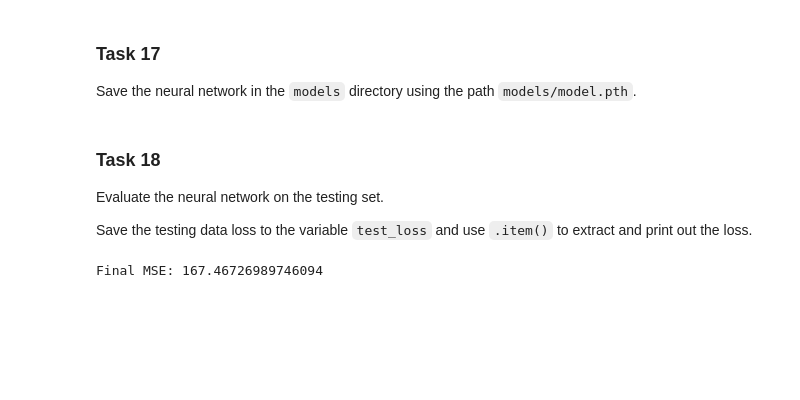
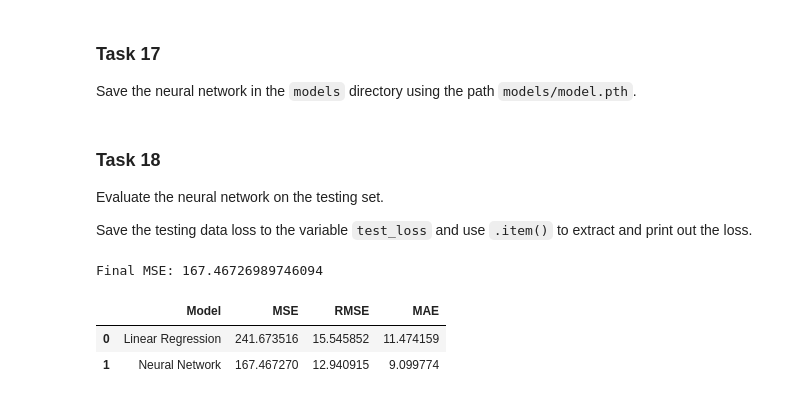
Before and after one commit to charlesgwellem/ev-charging-load-pytorch, a Jupyter notebook: Predicting Electric Vehicle Charging Loads.ipynb, the cells around one changed output. Cells and saved outputs as stored; diff of their text form; code cells hidden in the pictures; blank space fills up the shorter version.

```diff
--- a/Predicting Electric Vehicle Charging Loads.ipynb
+++ b/Predicting Electric Vehicle Charging Loads.ipynb
@@ -690,3 +690,29 @@ with torch.no_grad():
 print("Final MSE:", test_loss.item())
 # %% [output]
 Final MSE: 167.46726989746094
+# %%
+# Neural network metrics
+nn_mse = test_loss.item()
+nn_rmse = np.sqrt(nn_mse)
+nn_mae = mean_absolute_error(
+    y_test_tensor.numpy(),
+    predictions.numpy()
+)
+
+# Linear regression metrics
+linear_mse = test_mse
+linear_rmse = RMSE
+linear_mae = MAE
+
+comparison = pd.DataFrame({
+    "Model": ["Linear Regression", "Neural Network"],
+    "MSE": [linear_mse, nn_mse],
+    "RMSE": [linear_rmse, nn_rmse],
+    "MAE": [linear_mae, nn_mae]
+})
+
+comparison
+# %% [output]
+|  | Model | MSE | RMSE | MAE |
+| 0 | Linear Regression | 241.673516 | 15.545852 | 11.474159 |
+| 1 | Neural Network | 167.467270 | 12.940915 | 9.099774 |
```
